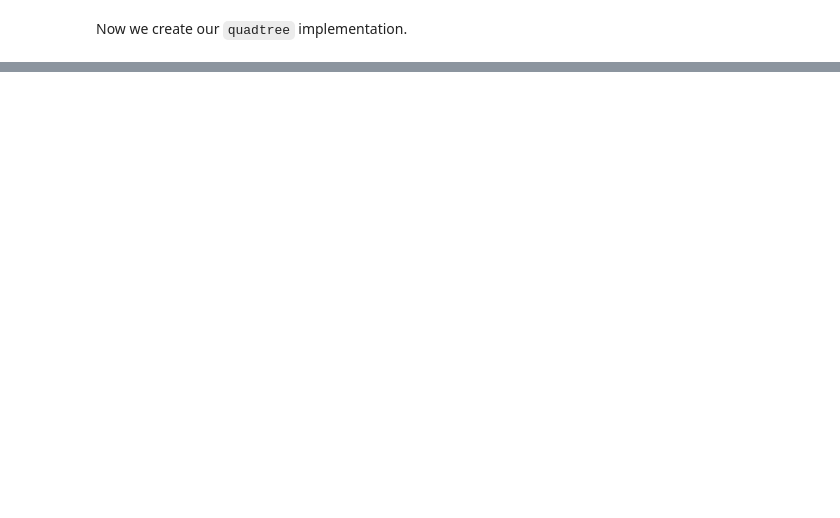
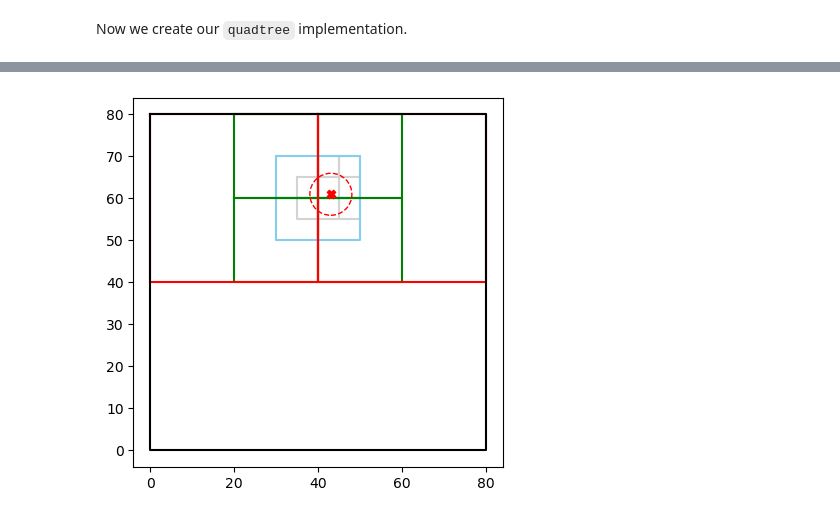
Before and after one commit to suryashch/3d_modelling, a Jupyter notebook: research/optimizing-the-scene/notebooks/octree-querying.ipynb, the cells around one changed output, grey strips where cells are left out. Saved outputs shown, nothing was run; the diff lists cells and outputs as text; code cells hidden in the pictures; blank space fills up the shorter version.

```diff
--- a/research/optimizing-the-scene/notebooks/octree-querying.ipynb
+++ b/research/optimizing-the-scene/notebooks/octree-querying.ipynb
@@ -132,5 +144,5 @@ False
 # %%
-def draw_quadtree(pos:tuple, q_tree, threshold=5):
+def draw_quadtree(pos:tuple, q_tree, threshold=5, level=0):
     """
     Docstring for draw_quadtree
 
@@ -139,4 +151,46 @@ def draw_quadtree(pos:tuple, q_tree, threshold=5):
     :param q_tree: Description
     :param threshold: Description
     """
-    pass
+
+    if is_intersecting(pos, q_tree['bounds'], threshold):
+        draw_rect(q_tree['bounds'], plt, color_map[level], zorder=5-level)
+        try:
+            draw_quadtree(pos, q_tree[0], threshold, level = level+1)
+        except:
+            return
+
+        try:
+            draw_quadtree(pos, q_tree[1], threshold, level = level+1)
+        except:
+            return
+
+        try:
+            draw_quadtree(pos, q_tree[2], threshold, level = level+1)
+        except:
+            return
+
+        try:
+            draw_quadtree(pos, q_tree[3], threshold, level = level+1)
+        except:
+            return
+
+    return
+# %%
+camera_pos = (43,61)
+r=5
+
+fig, ax = plt.subplots()
+
+draw_quadtree(camera_pos, qt, threshold=r)
+
+camera_x, camera_y = camera_pos
+ax.scatter(camera_x,camera_y, marker='X', color='red', zorder=5)
+
+circle = plt.Circle(camera_pos, r, color='red', fill=False, linestyle='--', zorder=5)
+ax.add_patch(circle)
+
+ax.set_aspect('equal')
+
+plt.show()
+# %% [output]
+[figure, added]
```
Also changed, not shown: parts of 7 cells of this notebook.
